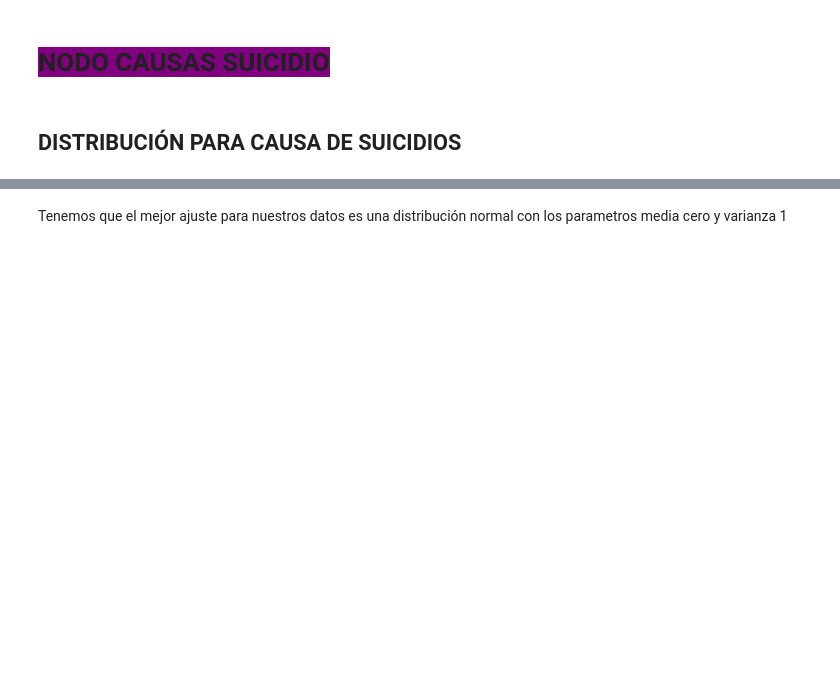
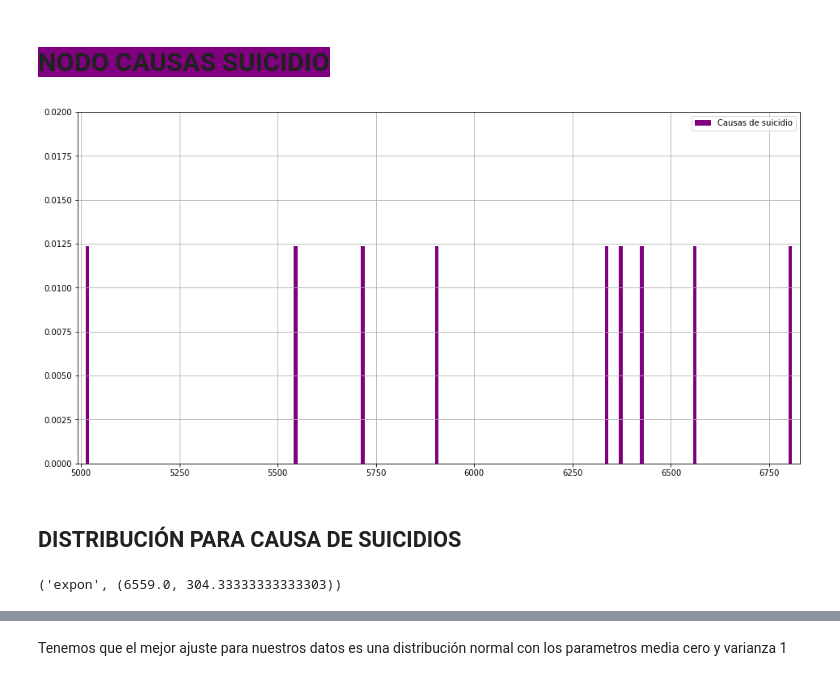
Before and after one commit to BetsyTorres/Proyecto_TorresBetsy_AntonKarla, a Jupyter notebook: Proy_Final.ipynb, the cells around one changed output, grey strips where cells are left out. Drawn from its saved outputs; the diff is of its cells as text; code cells hidden in the pictures; blank space fills up the shorter version.

```diff
--- a/Proy_Final.ipynb
+++ b/Proy_Final.ipynb
@@ -442,19 +441,21 @@ print('Media de mortalidad:', u_causas,'Desviación estd. mortalidad:', devest_c
 # %%
 # cause = pd.DataFrame({'causas de suicidio': (causas['2010'].append(causas["2011"]).append(causas["2012"]).append(causas["2013"]).append\
 #                                               (causas["2014"]).append(causas["2015"]).append(causas["2016"]).append(causas["2017"]))})
-cause = pd.DataFrame({'causas de suicidio': (causas.iloc[4,:-1].append(causas.iloc[1,:-1]).append(causas.iloc[2,:-1]).append(causas.iloc[3,:-1]))})
+cause = pd.DataFrame({'causas de suicidio': (causas.iloc[0,:-1])})
 
 
 list_acc_c=list(causas.iloc[0,:-1])
 xcausas = list(filter(lambda num: num != 0, list_acc_c))
 
 bins=200
 plt.figure(figsize=(16,8))
 plt.hist(xcausas, bins, density= True, label= "Causas de suicidio", color='purple')
 plt.ylim(0,.02)
 plt.xlim((min(list_acc_c)-20,max(list_acc_c)+20))
 plt.legend(loc="best")
 plt.grid()
 plt.show()
+# %% [output]
+[figure, added]
 # %% [markdown]
 ## DISTRIBUCIÓN PARA CAUSA DE SUICIDIOS
@@ -462,0 +462,5 @@ best_fit_distribution((causas['Total']))
+# %%
+dist_causas,para_causas=best_fit_distribution(suicidios.iloc[0,:-1])
+dist_causas, para_causas
+# %% [output]
+('expon', (6559.0, 304.33333333333303))
```
Also changed, not shown: parts of 41 cells of this notebook.
